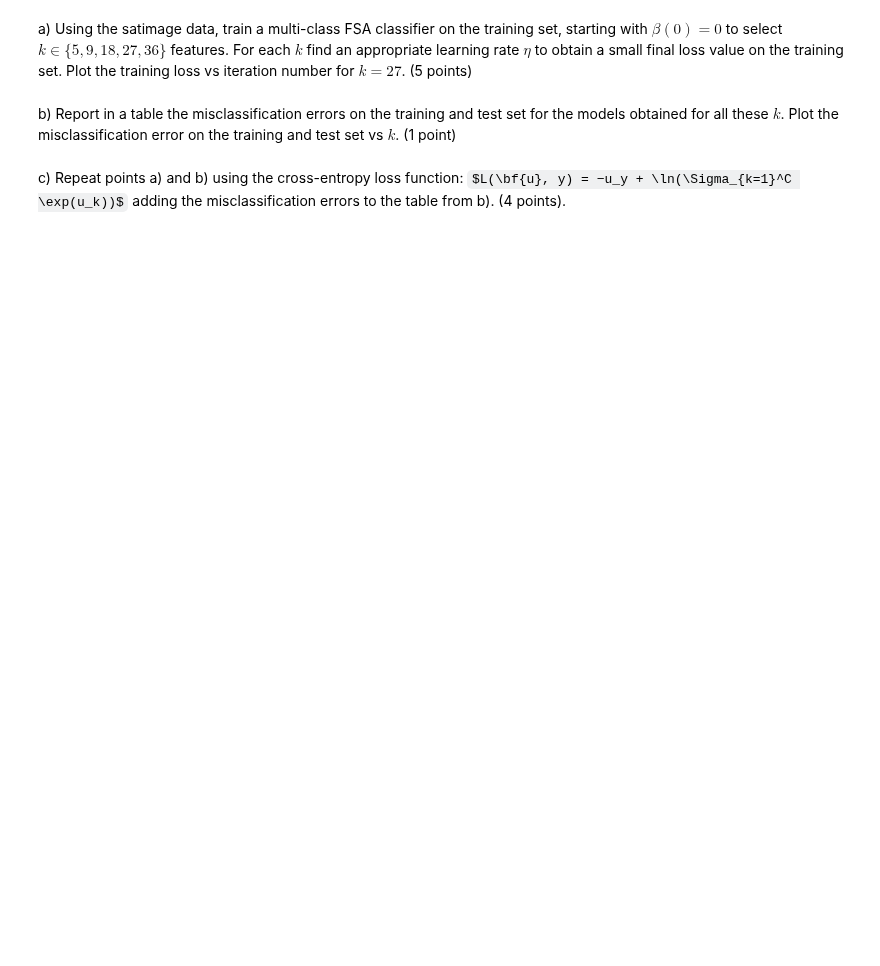
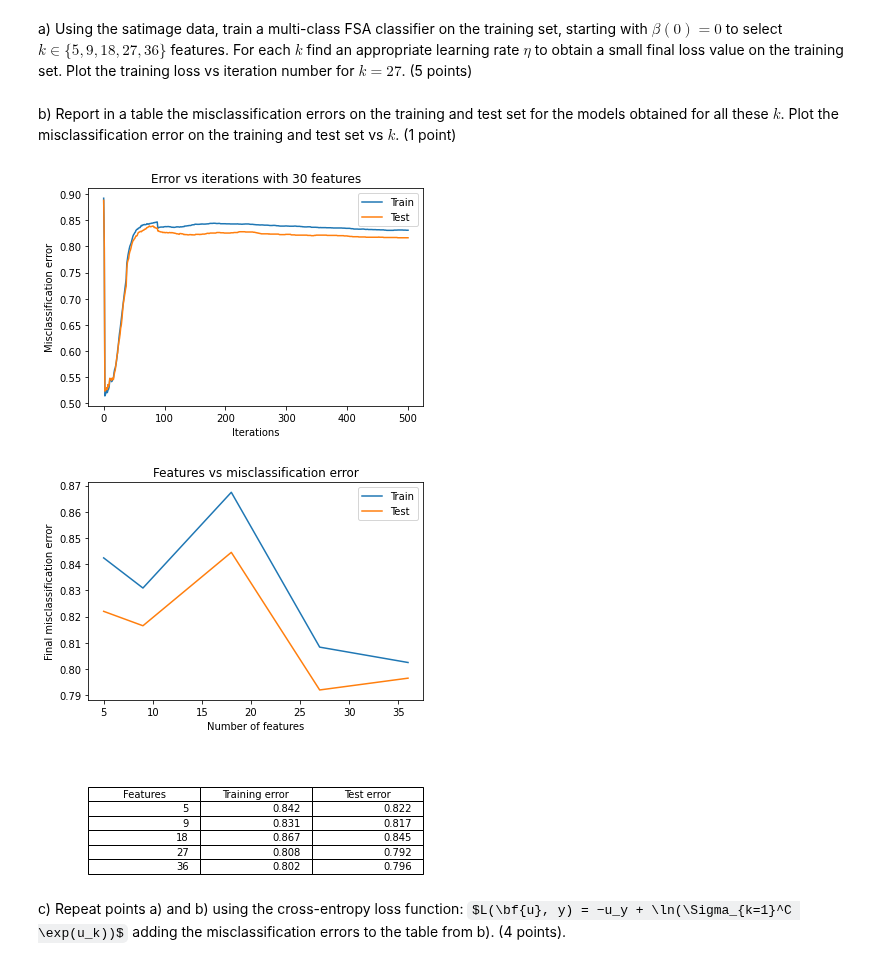
Before and after one commit to Kosaro/MachineLearningAssignments, a Jupyter notebook: MultiFSA.ipynb, the cells around one changed output. Drawn from its saved outputs; the diff is of its cells as text; code cells hidden in the pictures; some formulas as TeX source; blank space fills up the shorter version.

```diff
--- a/MultiFSA.ipynb
+++ b/MultiFSA.ipynb
@@ -104,7 +105,7 @@ def predict(X,w):
 #### Calculate the number of parameters to keep
 # %%
 def calc_schedule(num_params, k, num_iterations):
-    mu = 30
+    mu = 100
     return [round(k+(num_params-k)*max(0,(num_iterations-2*i)/(2*i*mu+num_iterations)))
             for i in range(1,num_iterations+1)]
 # %% [markdown]
@@ -128,13 +127,12 @@ def eliminate_parameters(parameters_to_keep, w, x_train, x_test):
 # %% [markdown]
 #### Train logistic regression model using FSA
 # %%
-def train_fsa(x_train, y_train, x_test, y_test, k):
+def train_fsa(x_train, y_train, x_test, y_test, k, loss):
     iterations = 500
     x_train, x_test = normalize(x_train, x_test)
     # append column of ones for the intercept
     x_train = np.hstack((np.ones((x_train.shape[0], 1)), x_train))
     x_test = np.hstack((np.ones((x_test.shape[0], 1)), x_test))
-    # make sure data is binary 0,1 rather than -1,1
 
     w = np.zeros((x_train.shape[1], y_train.shape[1])) # initializing weights to 0
     schedule = calc_schedule(w.shape[0], k, iterations)
@@ -145,7 +143,7 @@ def train_fsa(x_train, y_train, x_test, y_test, k):
     for parameters_to_keep in schedule:
         if parameters_to_keep == 0:
             break
-        w = update_weights(w, x_train, y_train)
+        w = update_weights(w, x_train, y_train, loss)
         w, x_train, x_test = eliminate_parameters(parameters_to_keep, w, x_train, x_test)
         train_scores.append(1 - accuracy_score(y_train, predict(x_train, w)))
         test_scores.append(1 - accuracy_score(y_test, predict(x_test, w)))
@@ -175,14 +173,14 @@ def plot(features, test_errors, train_errors, train_errors_to_plot, test_errors_
     plt.table(cellText=[*zip(features, train_errors, test_errors)], colLabels=['Features', 'Training error', 'Test error'],
               bbox=[0.0,-0.8, 1,.4], edges="closed" )
     plt.show()
-def plot_fsa(x_train, y_train, x_test, y_test, thresholds):
+def plot_fsa(x_train, y_train, x_test, y_test, thresholds, loss):
     features = []
     train_errors = []
     test_errors = []
     train_errors_to_plot = None
     test_errors_to_plot = None
     for i, threshold in enumerate(thresholds):
-        test_error, train_error, num_features = train_fsa(x_train, y_train, x_test, y_test, threshold)
+        test_error, train_error, num_features = train_fsa(x_train, y_train, x_test, y_test, threshold, loss)
         features.append(num_features)
         train_errors.append(train_error[-1])
         test_errors.append(test_error[-1])
@@ -206,6 +197,13 @@ set. Plot the training loss vs iteration number for $k = 27$. (5 points)
 b) Report in a table the misclassification errors on the training and test set for the
 models obtained for all these $k$. Plot the misclassification error on the training
 and test set vs $k$. (1 point)
+# %%
+train_x, train_y, test_x, test_y = get_data()
+k =  [5,9,18,27,36]
+plot_fsa(train_x, train_y, test_x, test_y, k, L)
+# %% [output]
+[figure, added]
+[figure, added]
 # %% [markdown]
 c) Repeat points a) and b) using the cross-entropy loss function:
 $L(\bf{u}, y) = −u_y + \ln(\Sigma_{k=1}^C \exp(u_k))$
```
Also changed, not shown: parts of 5 cells of this notebook, 1 other file.
